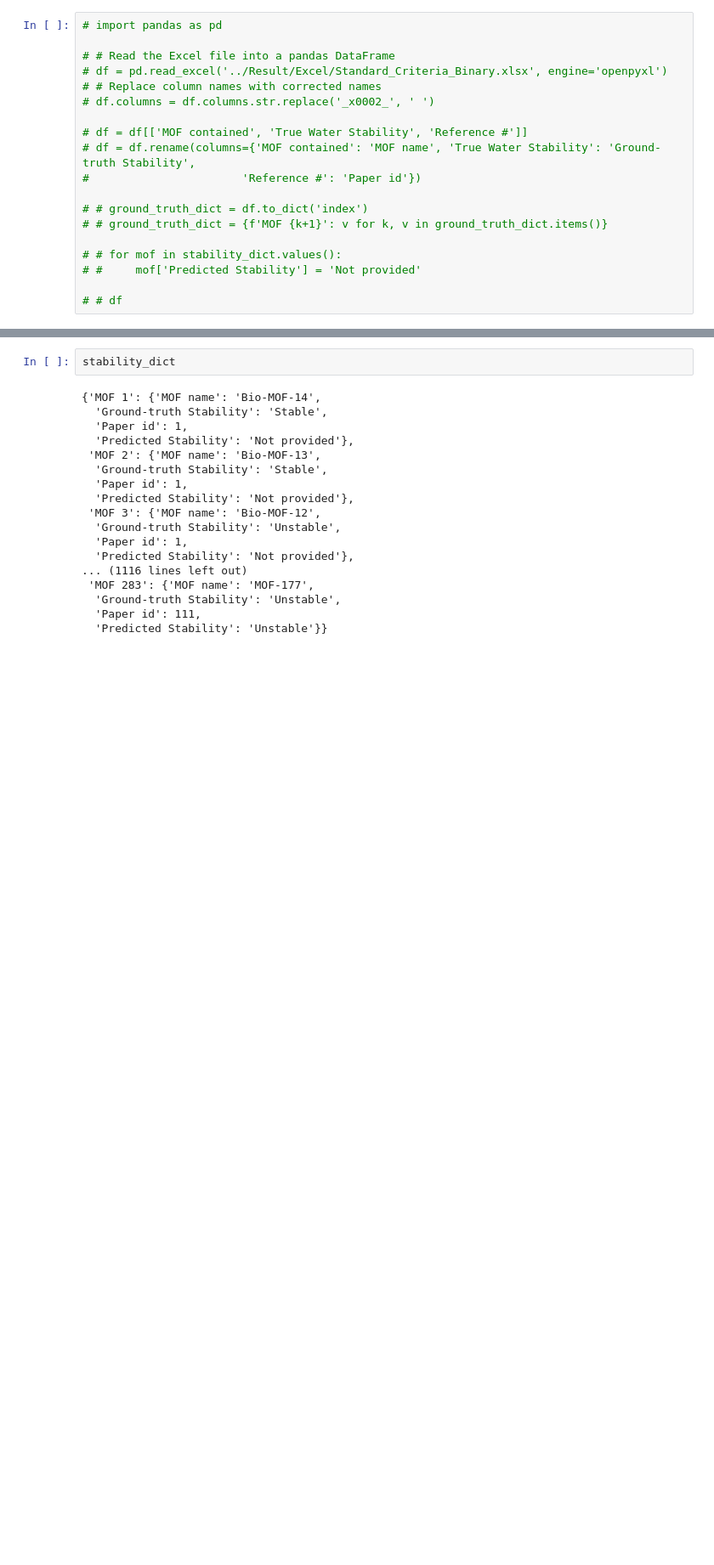
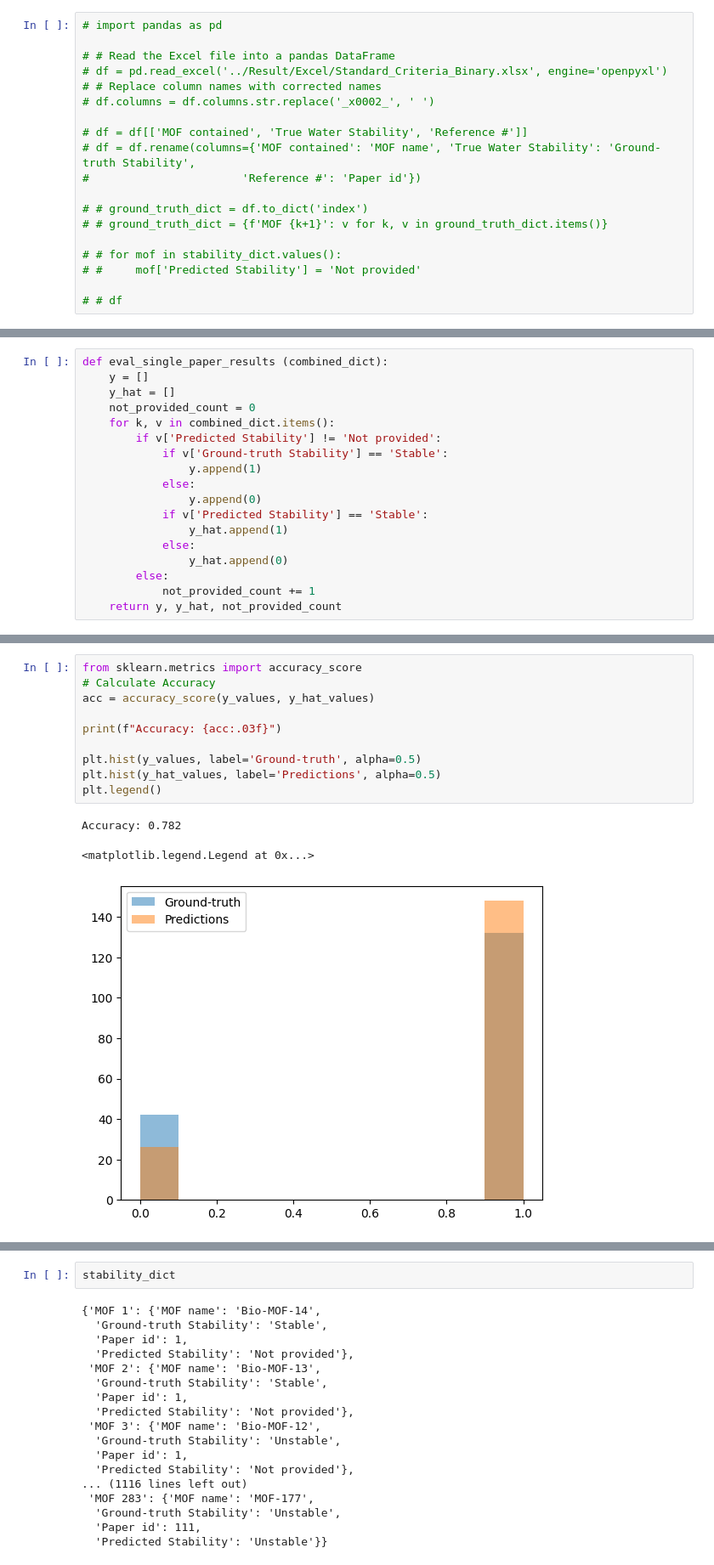
Before and after one commit to AI4ChemS/Eunomia, a Jupyter notebook: examples/post_process_results.ipynb, the cells around one changed output, grey strips where cells are left out. Shown: that part at 85% size. Drawn from its saved outputs; the diff is of its cells as text; blank space fills up the shorter version.

```diff
--- a/examples/post_process_results.ipynb
+++ b/examples/post_process_results.ipynb
@@ -117,0 +133,18 @@ eunomia.match_MOF_names(prediction_dict, ground_truth_dict, threshold=70)
+# %%
+def eval_single_paper_results (combined_dict):
+    y = []
+    y_hat = []
+    not_provided_count = 0
+    for k, v in combined_dict.items():
+        if v['Predicted Stability'] != 'Not provided':
+            if v['Ground-truth Stability'] == 'Stable':
+                y.append(1)
+            else:
+                y.append(0)
+            if v['Predicted Stability'] == 'Stable':
+                y_hat.append(1)
+            else:
+                y_hat.append(0)
+        else:
+            not_provided_count += 1
+    return y, y_hat, not_provided_count
@@ -118,3 +188,17 @@ eunomia.match_MOF_names(prediction_dict, ground_truth_dict, threshold=70)
+# %%
+from sklearn.metrics import accuracy_score
+# Calculate Accuracy
+acc = accuracy_score(y_values, y_hat_values)
+
+print(f"Accuracy: {acc:.03f}")
+
+plt.hist(y_values, label='Ground-truth', alpha=0.5)
+plt.hist(y_hat_values, label='Predictions', alpha=0.5)
+plt.legend()
+# %% [output]
+Accuracy: 0.782
+<matplotlib.legend.Legend at 0x...>
+[figure, added]
 # %%
 not_provided_count = 0
 
```
Also changed, not shown: parts of 19 cells of this notebook.
